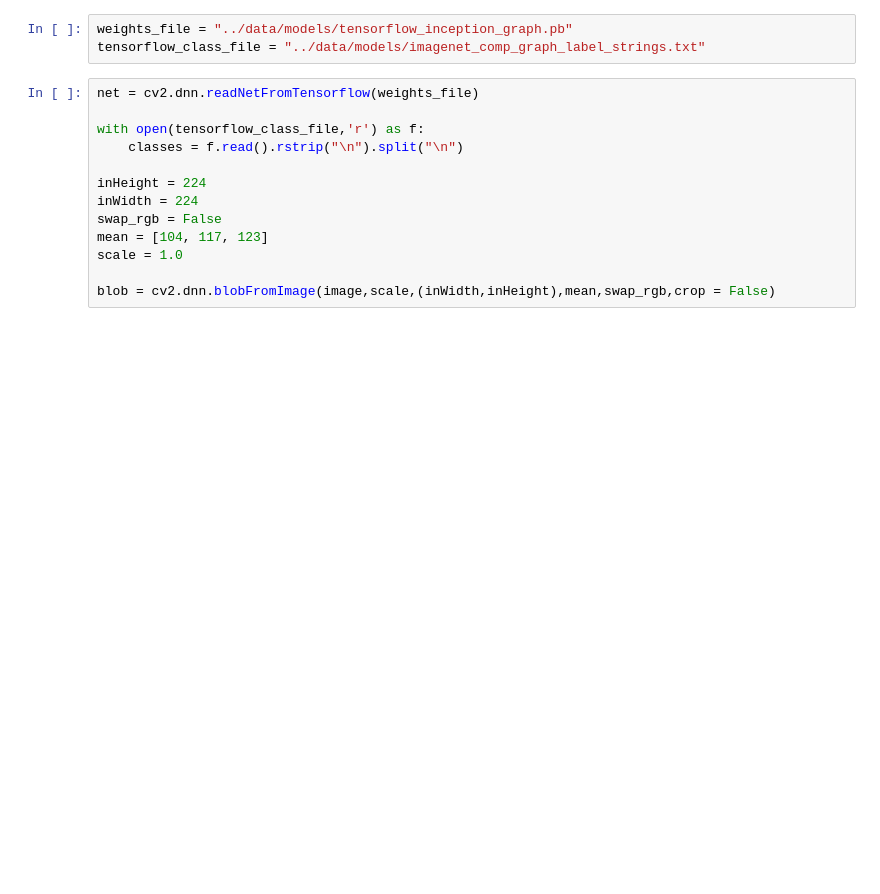
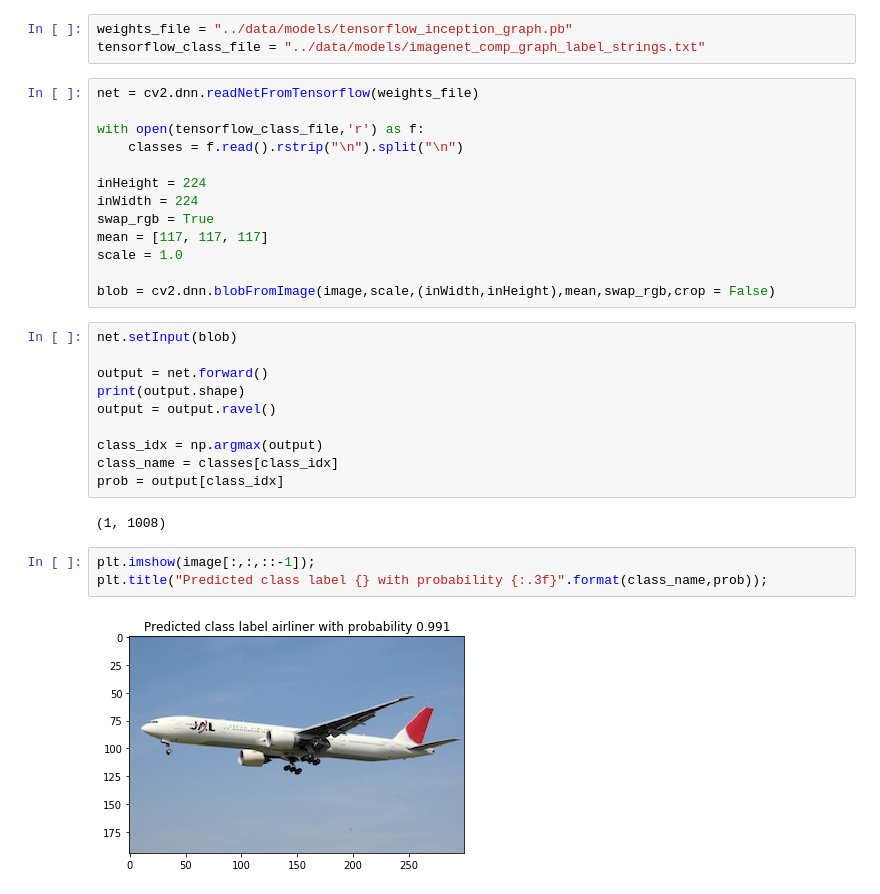
Before and after one commit to jashdalvi/Computer-Vision, a Jupyter notebook: Notebooks/Image Classification using dnn module.ipynb, the cells around one changed output. Saved outputs shown, nothing was run; the diff lists cells and outputs as text; blank space fills up the shorter version.

```diff
--- a/Notebooks/Image Classification using dnn module.ipynb
+++ b/Notebooks/Image Classification using dnn module.ipynb
@@ -62,8 +62,25 @@ with open(tensorflow_class_file,'r') as f:
 
 inHeight = 224
 inWidth = 224
-swap_rgb = False
-mean = [104, 117, 123]
+swap_rgb = True
+mean = [117, 117, 117]
 scale = 1.0
 
 blob = cv2.dnn.blobFromImage(image,scale,(inWidth,inHeight),mean,swap_rgb,crop = False)
+# %%
+net.setInput(blob)
+
+output = net.forward()
+print(output.shape)
+output = output.ravel()
+
+class_idx = np.argmax(output)
+class_name = classes[class_idx]
+prob = output[class_idx]
+# %% [output]
+(1, 1008)
+# %%
+plt.imshow(image[:,:,::-1]);
+plt.title("Predicted class label {} with probability {:.3f}".format(class_name,prob));
+# %% [output]
+[figure, added]
```
Also changed, not shown: 2 other files.
